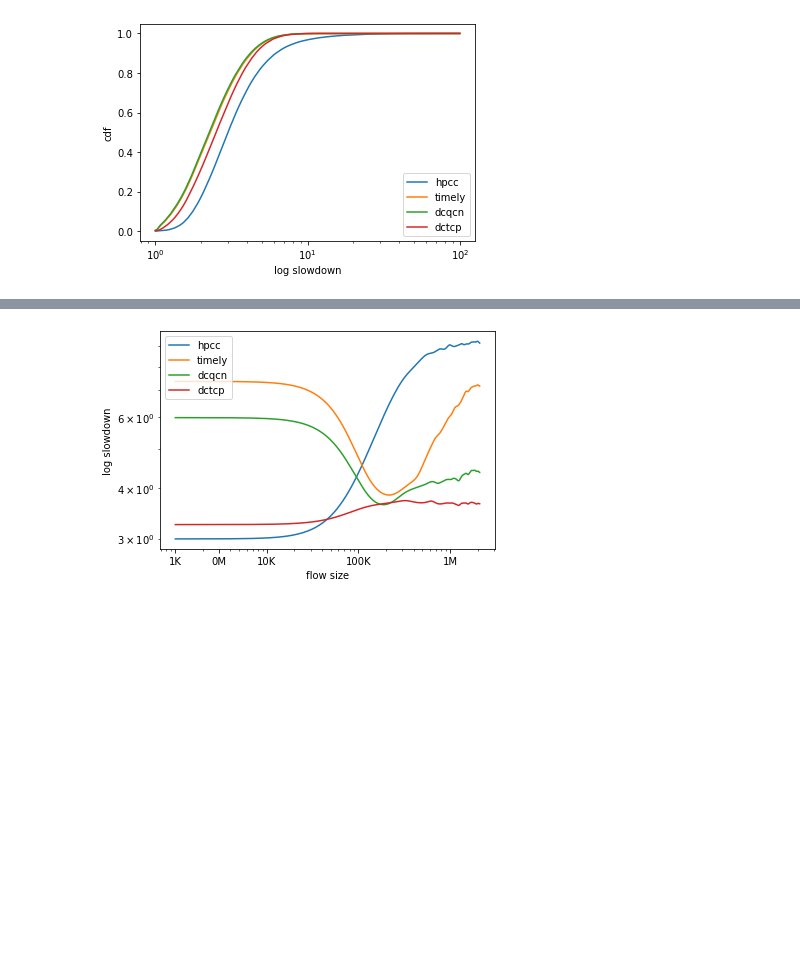
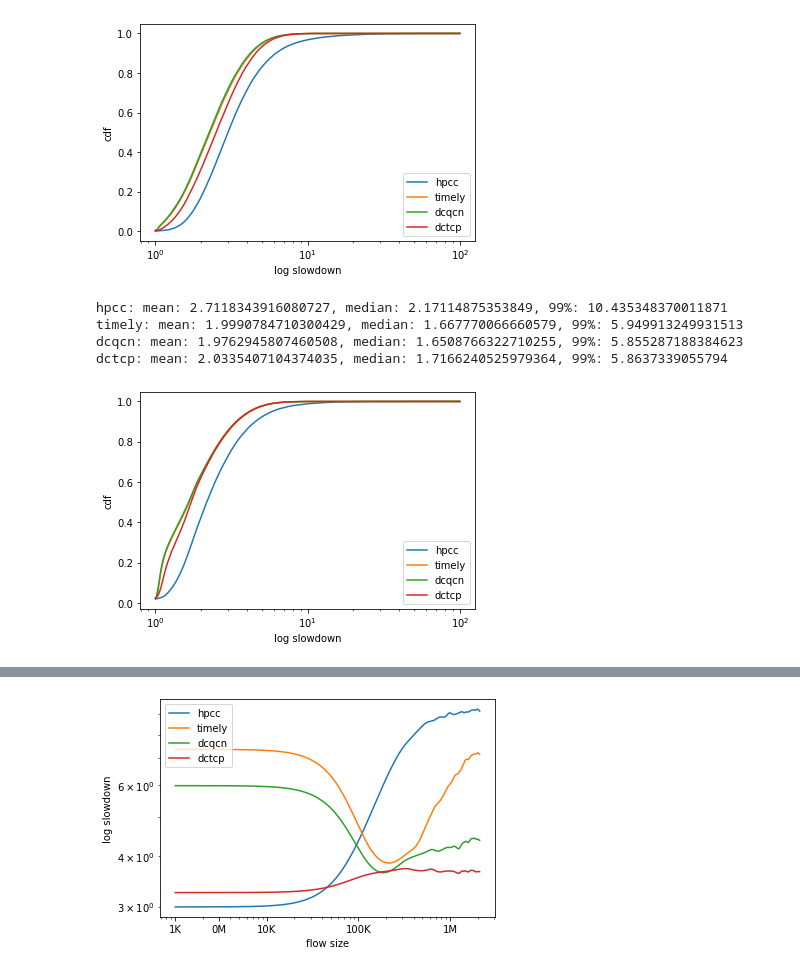
Before and after one commit to sakshamagarwals/High-Precision-Congestion-Control, a Jupyter notebook: visualizations/slowdown.ipynb, the cells around one changed output, grey strips where cells are left out. Drawn from its saved outputs; the diff is of its cells as text; code cells hidden in the pictures; blank space fills up the shorter version.

```diff
--- a/visualizations/slowdown.ipynb
+++ b/visualizations/slowdown.ipynb
@@ -125,3 +126,11 @@ timely: mean: 2.590669000433752, median: 2.2856360149758013, 99%: 6.848233038078
 dcqcn: mean: 2.5548918110218244, median: 2.2555017806593005, 99%: 6.7376267007579225
 dctcp: mean: 2.7983055639895897, median: 2.503310199981737, 99%: 7.032006209478587
 [figure]
+# %%
+cdf('rpc_32_a1')
+# %% [output]
+hpcc: mean: 2.7118343916080727, median: 2.17114875353849, 99%: 10.435348370011871
+timely: mean: 1.9990784710300429, median: 1.667770066660579, 99%: 5.949913249931513
+dcqcn: mean: 1.9762945807460508, median: 1.6508766322710255, 99%: 5.855287188384623
+dctcp: mean: 2.0335407104374035, median: 1.7166240525979364, 99%: 5.8637339055794
+[figure, added]
```
Also changed, not shown: parts of 6 cells of this notebook, 6 other files.
